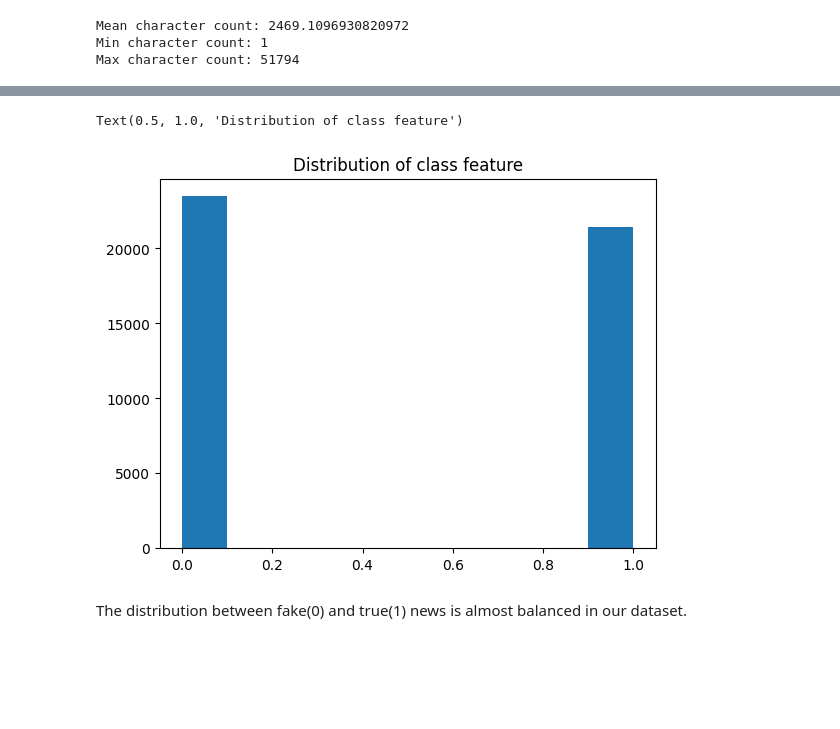
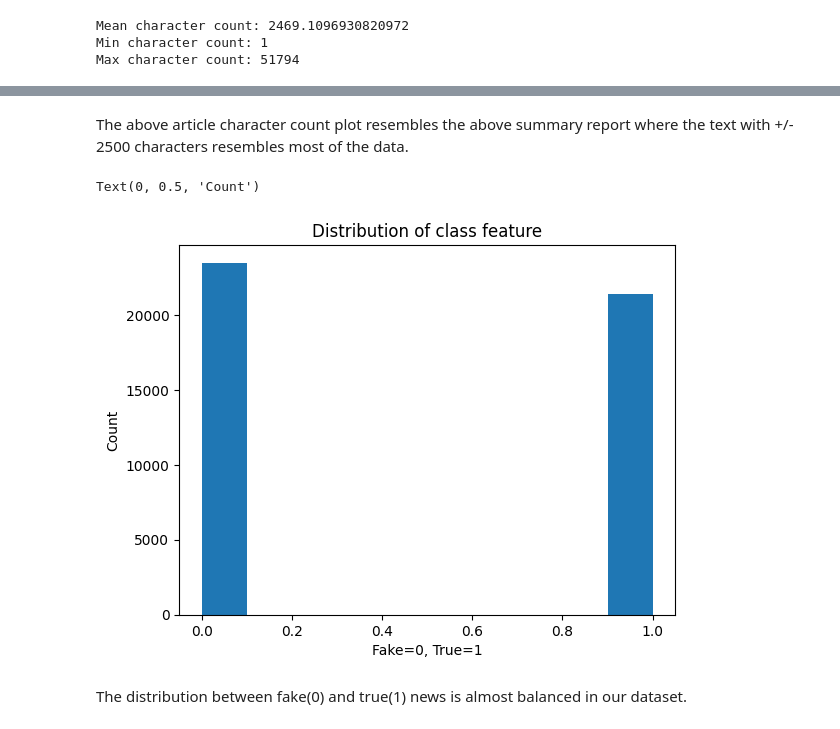
Before and after one commit to parthoghosh24/fake_news_detection, a Jupyter notebook: fake_new_detection.ipynb, the cells around one changed output, grey strips where cells are left out. Cells and saved outputs as stored; diff of their text form; code cells hidden in the pictures; blank space fills up the shorter version.

```diff
--- a/fake_new_detection.ipynb
+++ b/fake_new_detection.ipynb
@@ -186,9 +167,13 @@ ax.set_xlim(0, 10000)
+# %% [markdown]
+The above article character count plot resembles the above summary report where the text with +/- 2500 characters resembles most of the data.
 # %%
 plt.hist(news['class'])
 plt.title('Distribution of class feature')
+plt.xlabel('Fake=0, True=1')
+plt.ylabel('Count')
 # %% [output]
-Text(0.5, 1.0, 'Distribution of class feature')
+Text(0, 0.5, 'Count')
-[figure, old version]
+[figure, new version]
 # %% [markdown]
 The distribution between fake(0) and true(1) news is almost balanced in our dataset.
 # %% [markdown]
```
Also changed, not shown: parts of 22 cells of this notebook.
